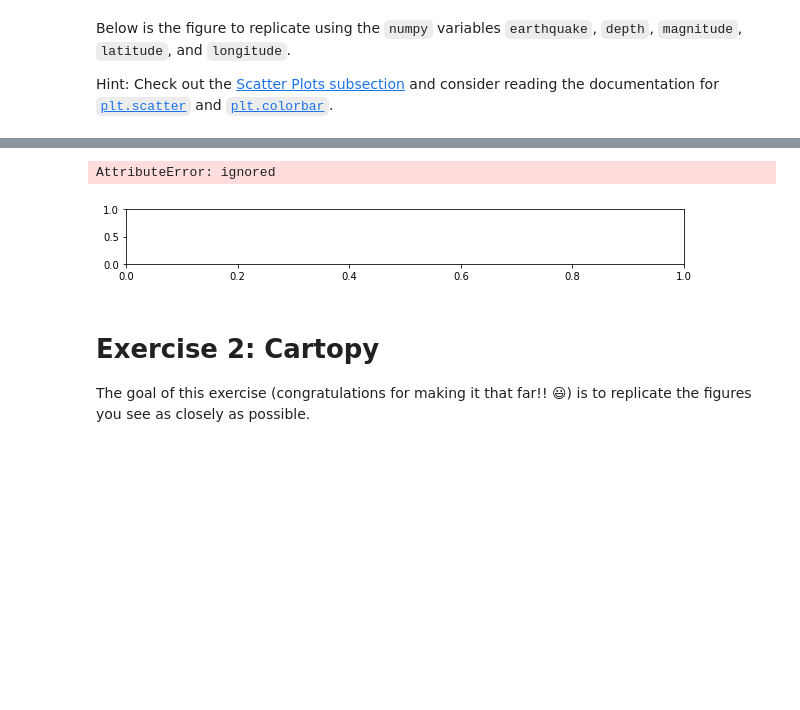
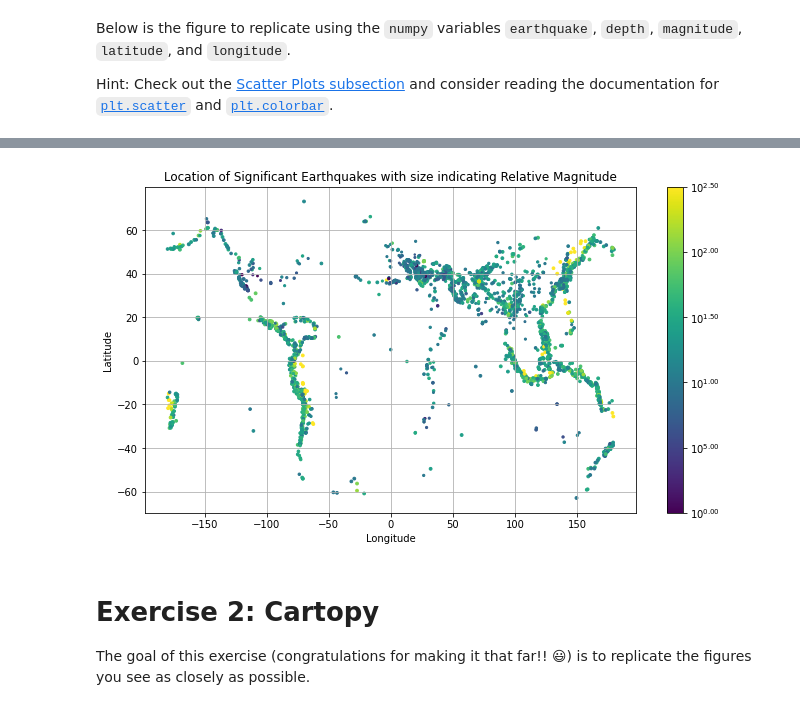
Before and after one commit to Emezina/2022_Intro_Python, a Jupyter notebook: Exercises/W2_S2.ipynb, the cells around one changed output, grey strips where cells are left out. Cells and saved outputs as stored; diff of their text form; code cells hidden in the pictures; blank space fills up the shorter version.

```diff
--- a/Exercises/W2_S2.ipynb
+++ b/Exercises/W2_S2.ipynb
@@ -130,11 +130,14 @@ def fmt(x, pos):
     b = int(b)
     return r'$10^{{{}}}$'.format(a)
 # %%
-fig, x = plt.subplots(nrows=1, ncols=1,figsize=(10,1))
-ctemp=x.plot(longitude,latitude,s=fmt,c=np.depth(None),marker='o',cmap='viridis',vmin=0,vmax=2.5)
+# Replicate the figure here
+fig, x = plt.subplots(nrows=1, ncols=1,figsize=(11,6))
+map_earthQ=x.scatter(longitude,latitude,s= magnitude ,c=np.log10(depth),marker='o',cmap='viridis',vmin=0,vmax=2.5)
 x.set_xlabel('Longitude')
 x.set_ylabel('Latitude')
 plt.grid()
+plt.colorbar(map_earthQ,format=ticker.FuncFormatter(fmt))
+x.set_title('Location of Significant Earthquakes with size indicating Relative Magnitude')
+plt.show()
 # %% [output]
-AttributeError: ignored
-[figure, old version]
+[figure, new version]
```
Also changed, not shown: parts of 3 cells of this notebook.
